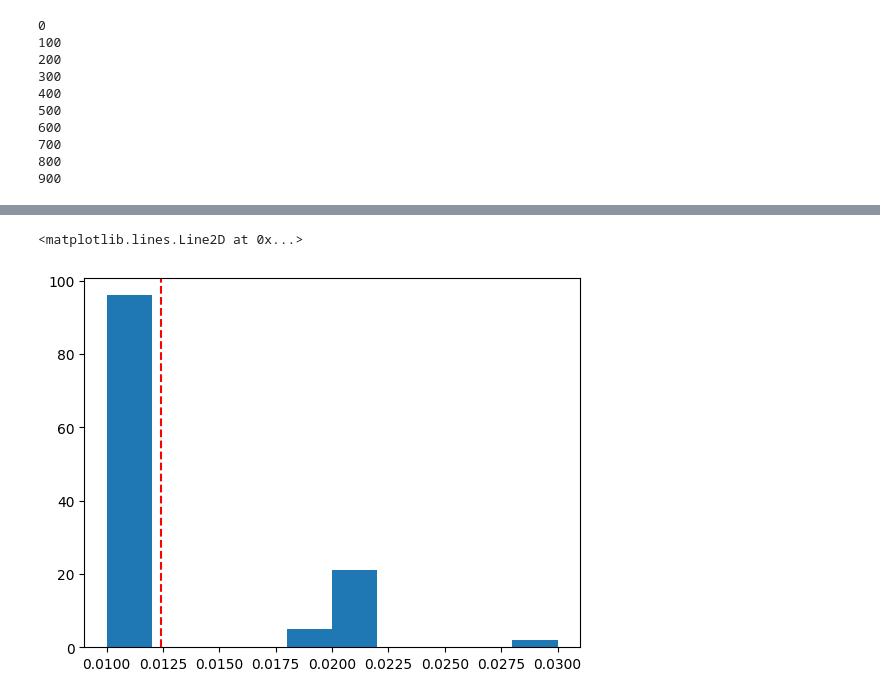
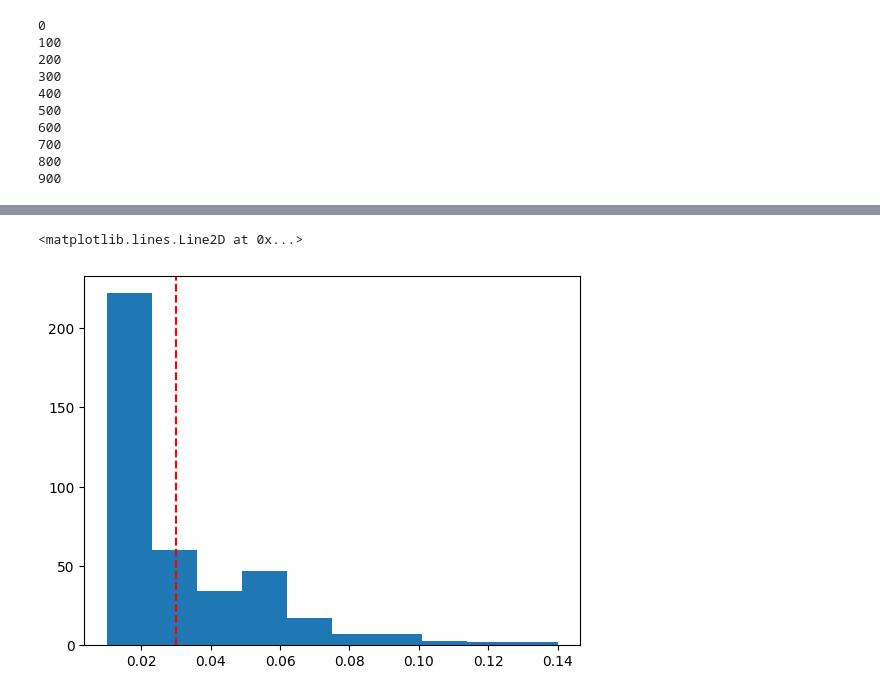
Before and after one commit to yjourdin/these, a Jupyter notebook: random_walk.ipynb, the cells around one changed output, grey strips where cells are left out. Drawn from its saved outputs; the diff is of its cells as text; code cells hidden in the pictures.

Commit message:
Update random walk according to main.py

```diff
--- a/random_walk.ipynb
+++ b/random_walk.ipynb
@@ -205,41 +207,42 @@ A_train = random_alternatives(ARGS.n, ARGS.m, default_rng(seeds["A_train"]))
 # %%
 match ARGS.model:
     case "RMP":
-        Mo = random_rmp(
-            ARGS.k, ARGS.m, default_rng(seeds["original_model"]), midpoints(A_train)
-        )
+        Mo = random_rmp(ARGS.K, ARGS.M, default_rng(seeds["original_model"]))
     case "SRMP":
-        Mo = random_srmp(
-            ARGS.k, ARGS.m, default_rng(seeds["original_model"]), midpoints(A_train)
-        )
+        Mo = random_srmp(ARGS.K, ARGS.M, default_rng(seeds["original_model"]))
 # %% [markdown]
 ## Binary comparisons initialisation
 # %%
-D_train = random_comparisons(ARGS.n_bc, A_train, Mo, default_rng(seeds["D_train"]))
+D_train = random_comparisons(ARGS.N_bc, A_train, Mo, default_rng(seeds["D_train"]))
 # %% [markdown]
 ## Initial model initialisation
 # %%
 match ARGS.model:
     case "RMP":
-        Me = random_rmp(
-            ARGS.k, ARGS.m, default_rng(seeds["init_model"]), midpoints(A_train)
+        Me = balanced_rmp(
+            ARGS.K, ARGS.M, default_rng(seeds["init_model"]), midpoints(A_train.subtable(D_train.elements))
         )
     case "SRMP":
-        Me = random_srmp(
-            ARGS.k, ARGS.m, default_rng(seeds["init_model"]), midpoints(A_train)
+        Me = balanced_srmp(
+            ARGS.K, ARGS.M, default_rng(seeds["init_model"]), midpoints(A_train.subtable(D_train.elements))
         )
 # %% [markdown]
 ## Neighbors initialisation
 # %%
 neighbors: list[Neighbor] = []
-neighbors.append(NeighborProfiles(midpoints(A_train)))
+prob: list[int] = []
+neighbors.append(NeighborProfiles(midpoints(A_train.subtable(D_train.elements))))
+prob.append(ARGS.K * ARGS.M)
 match ARGS.model:
     case "RMP":
         neighbors.append(NeighborCapacities())
+        prob.append(2 ** ARGS.M)
     case "SRMP":
-        neighbors.append(NeighborWeights(0.01))
-if ARGS.k >= 2:
+        neighbors.append(NeighborWeights(1))
+        prob.append(ARGS.M)
+if ARGS.K >= 2:
     neighbors.append(NeighborLexOrder())
+    prob.append(ARGS.K)
 # %% [markdown]
 # Random walk
 # %%
@@ -268,12 +271,12 @@ plt.plot(x, [mean(y)]*len(random_walk), "--r")
 # %%
 diff_energy = diff(random_walk)
 diff_energy = diff_energy[diff_energy < 0]
 diff_energy = -diff_energy
 plt.hist(diff_energy)
-plt.axvline(mean(diff_energy), color="r", linestyle="--")
+plt.axvline(cast(float, mean(diff_energy)), color="r", linestyle="--")
 # %% [output]
 <matplotlib.lines.Line2D at 0x...>
-[figure, old version]
+[figure, new version]
 # %%
 mean(diff_energy)
 # %% [output]
```
Also changed, not shown: parts of 9 cells of this notebook.
